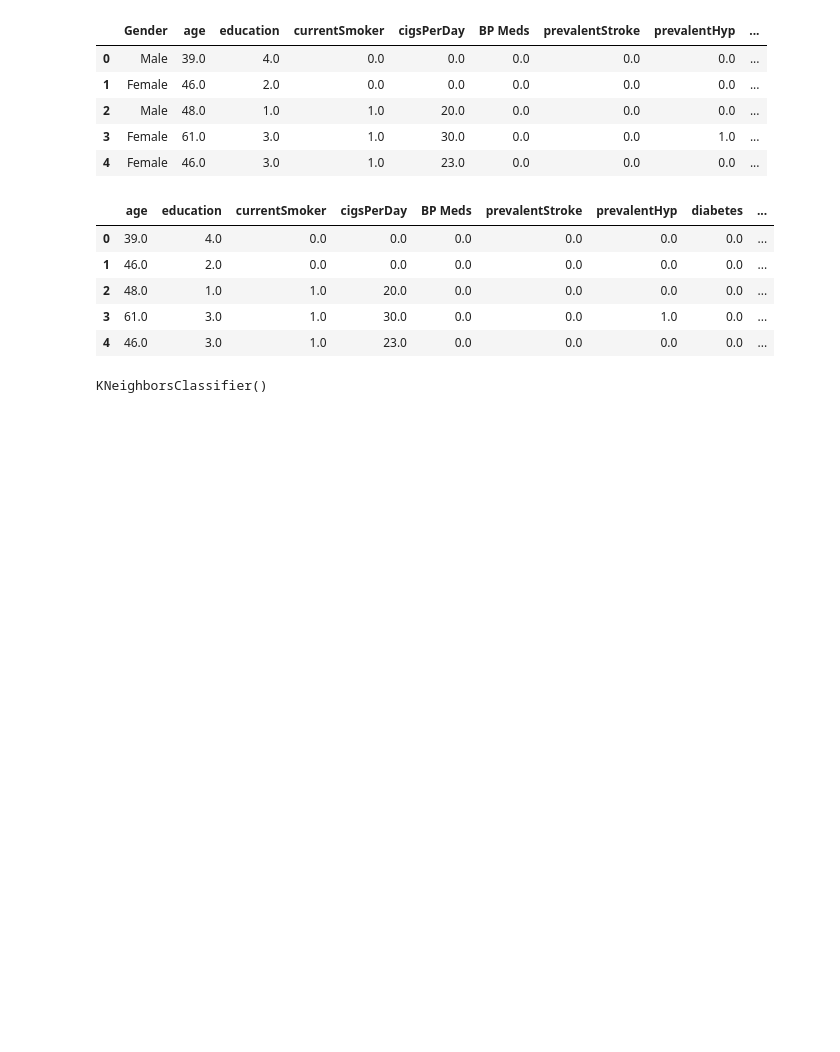
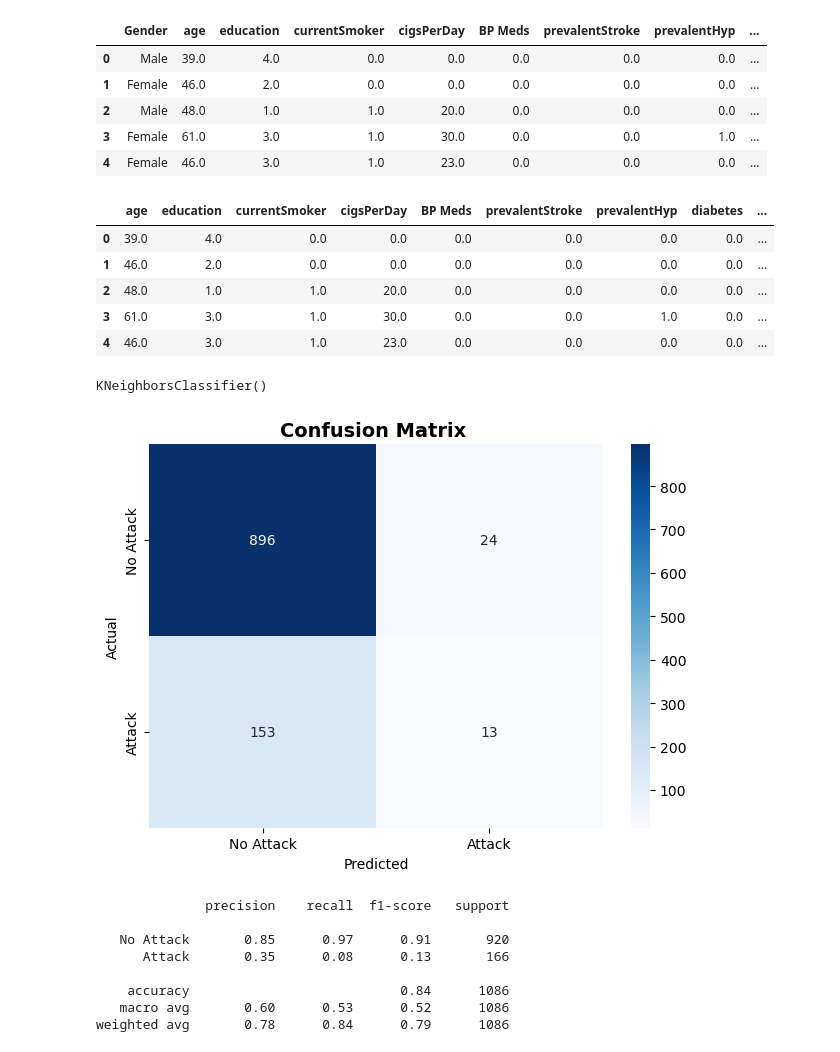
Before and after one commit to RajatVerma01/AIML-Learning, a Jupyter notebook: Day8/KNN.ipynb, the cells around one changed output. Cells and saved outputs as stored; diff of their text form; code cells hidden in the pictures; blank space fills up the shorter version.

```diff
--- a/Day8/KNN.ipynb
+++ b/Day8/KNN.ipynb
@@ -47,0 +48,24 @@ from sklearn.
+# %%
+cm = confusion_matrix(y_test, y_pred)
+sns.heatmap(cm, annot=True, fmt='d', cmap='Blues',
+            xticklabels=['No Attack', 'Attack'],
+            yticklabels=['No Attack', 'Attack'])
+plt.title('Confusion Matrix ', fontsize=14, fontweight='bold')
+plt.ylabel('Actual')
+plt.xlabel('Predicted')
+plt.tight_layout()
+plt.show()
+
+
+print(classification_report(y_test, y_pred,
+                           target_names=['No Attack', 'Attack']))
+# %% [output]
+[figure, added]
+              precision    recall  f1-score   support
+
+   No Attack       0.85      0.97      0.91       920
+      Attack       0.35      0.08      0.13       166
+
+    accuracy                           0.84      1086
+   macro avg       0.60      0.53      0.52      1086
+weighted avg       0.78      0.84      0.79      1086
```
Also changed, not shown: parts of 1 cell of this notebook.
